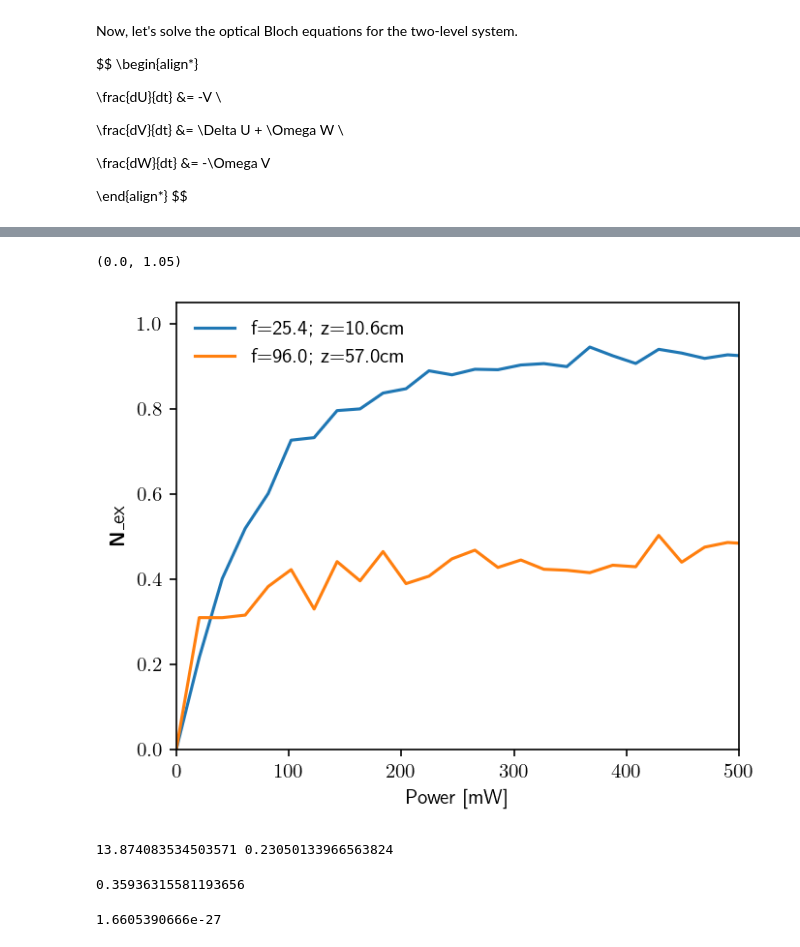
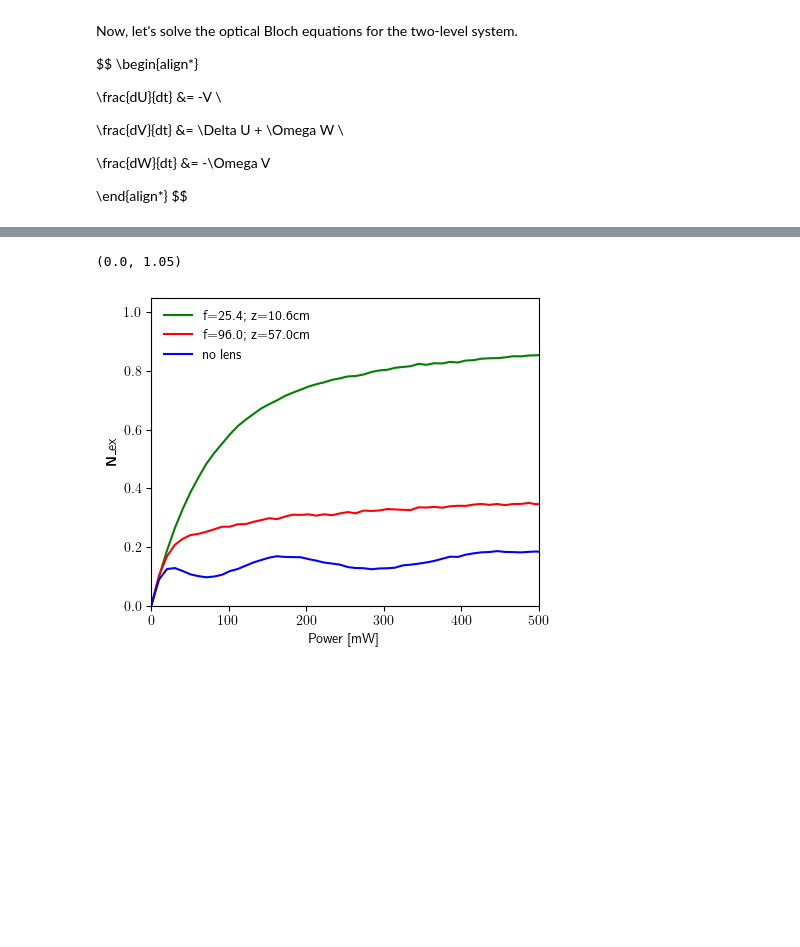
Before and after one commit to vijaymocherla/rap-mb, a Jupyter notebook: notebooks/jcp-methane.ipynb, the cells around one changed output, grey strips where cells are left out. Saved outputs shown, nothing was run; the diff lists cells and outputs as text; code cells hidden in the pictures; blank space fills up the shorter version.

Commit message:
updated plots for example notebooks

```diff
--- a/notebooks/jcp-methane.ipynb
+++ b/notebooks/jcp-methane.ipynb
@@ -224,11 +224,11 @@ input = {
         "N_t" : 100,
 }
 # %%
-Nz = 10
+Nz = 60
 input['velocity'] = 2056.00
 input['power'] = 0.200
 focal_length = np.array([10.0, 25.4, 40.0, 65.0, 96.0])
-z = np.linspace(0.1, 70.0, Nz)
+z = np.linspace(0.1, 60.0, Nz)
 data1 = {'z': z}
 focal_length_data = {}
 for f in focal_length:
@@ -236,7 +236,7 @@ for f in focal_length:
     n1 = np.empty(Nz, dtype=np.float64)
     for i in range(Nz):
         input['zi'] = z[i]
-        n1[i] = monte_carlo(input)
+        n1[i] = calculate_ensemble_average(input)
     focal_length_data[f] = n1
 data1['focal_length'] = focal_length_data
 # %%
@@ -250,7 +250,7 @@ ax.set_ylim(0, 1.05)
 fname = "../data/methane/p_2e-1_v_2000_f_fxn_z.npy"
 np.save(fname, data1)
 # %%
-Nz = 40
+Nz = 60
 input['velocity'] = 2056.00
 input['power'] = 0.500
 focal_length = np.array([10.0, 25.4, 40.0, 65.0, 96.0])
@@ -304,7 +304,8 @@ figsize=(5.5,4.5), legend_loc=[0.75,0.35], colors=colors)
 # %%
-Np = 50
+Np = 70
+input['N_samples'] = 20000
 input['velocity'] = 2056.00
-power = np.linspace(0.0, 1.00, Np)
+power = np.linspace(0.0, 0.70, Np)
 data3 = {'power':power}
 # curve 1
 input['focal_length'] = 25.4
@@ -322,15 +323,26 @@ for i in range(Np):
     input['power'] = power[i]
     n1[i] = calculate_ensemble_average(input)
 data3['curve2'] = n1
+# %%
+# curve 3
+input['focal_length'] = 150.0
+input['zi'] = 50.0
+
+n1 = np.empty(Np, dtype=np.float64)
+for i in range(Np):
+    input['power'] = power[i]
+    n1[i] = calculate_ensemble_average(input)
+data3['curve3'] = n1
 # %%
 fig, ax = plt.subplots(figsize=(5,4))
-ax.plot(power*1000, data3['curve1'], label='f=25.4; z=10.6cm')
-ax.plot(power*1000, data3['curve2'], label='f=96.0; z=57.0cm')
+ax.plot(power*1000, data3['curve1'], label='f=25.4; z=10.6cm', color='green')
+ax.plot(power*1000, data3['curve2'], label='f=96.0; z=57.0cm', color='red')
+ax.plot(power*1000, data3['curve3'], label='no lens', color='blue')
 ax.set_xlabel('Power [mW]')
 ax.set_ylabel(r" \textbf{N}_{ex}")
 ax.legend(frameon=False)
 ax.set_xlim(0, 500)
 ax.set_ylim(0, 1.05)
 # %% [output]
 (0.0, 1.05)
-[figure, old version]
+[figure, new version]
@@ -350,28 +348,0 @@ def velocity_dist(v, theta, params):
-# %%
-m = atomic_mass*16.0 # Methane mass
-v_mean = 2000.0
-v_fwhm = 200.0
-ang_fwhm = 0.7
-def fv(v_mean, v_fwhm, ang_fwhm, m, k, n):
-    v_sigma = v_fwhm/2.355
-    ang_sigma = ang_fwhm/2.355
-    v = np.random.normal(v_mean, v_sigma)
-    theta = np.random.normal(0.0, ang_sigma)*np.pi/180
-    v_para = v*np.cos(theta)
-    v_perp = v*np.sin(theta)
-    T_para = m/k *(np.cos(theta)*v_sigma - v*np.sin(theta)*ang_sigma*np.pi/180)**2
-    T_perp = m/k *(np.sin(theta)*v_sigma + v*np.cos(theta)*ang_sigma*np.pi/180)**2
-    prefactor = (n)*np.sqrt(m/(2*np.pi*k*T_para))*(m/(2*np.pi*k*T_perp))
-    exp_term = np.exp(-m*(v_para - v_mean)**2/(2*k*T_para) - m/(2*k*T_perp)*(v_perp)**2)
-    fv = prefactor*exp_term
-    print(T_para, T_perp)
-    return fv
-
-fv(v_mean, v_fwhm, ang_fwhm, m, k, n=1e5)
-# %% [output]
-13.874083534503571 0.23050133966563824
-0.35936315581193656
-# %%
-atomic_mass
-# %% [output]
-1.6605390666e-27
```
Also changed, not shown: parts of 14 cells of this notebook, 6 other files.
